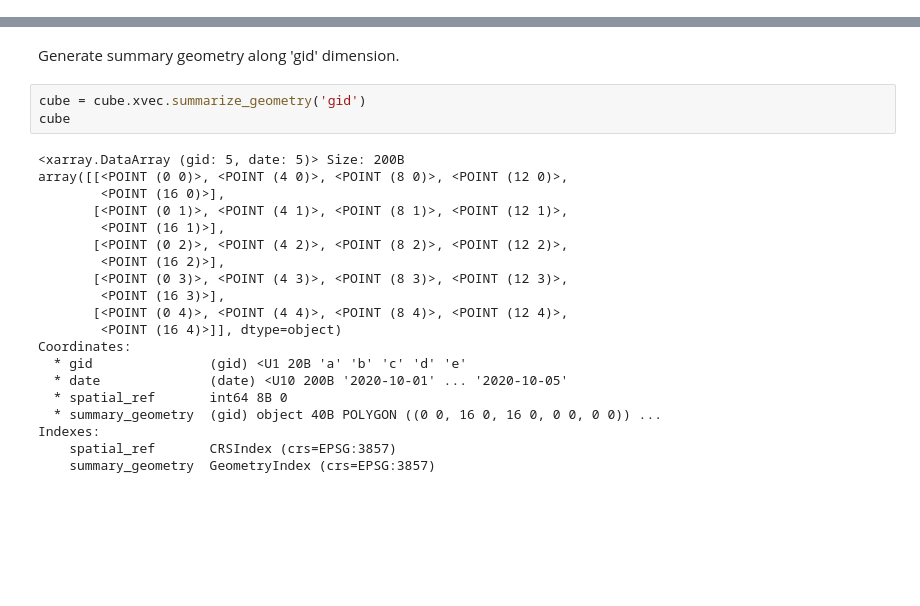
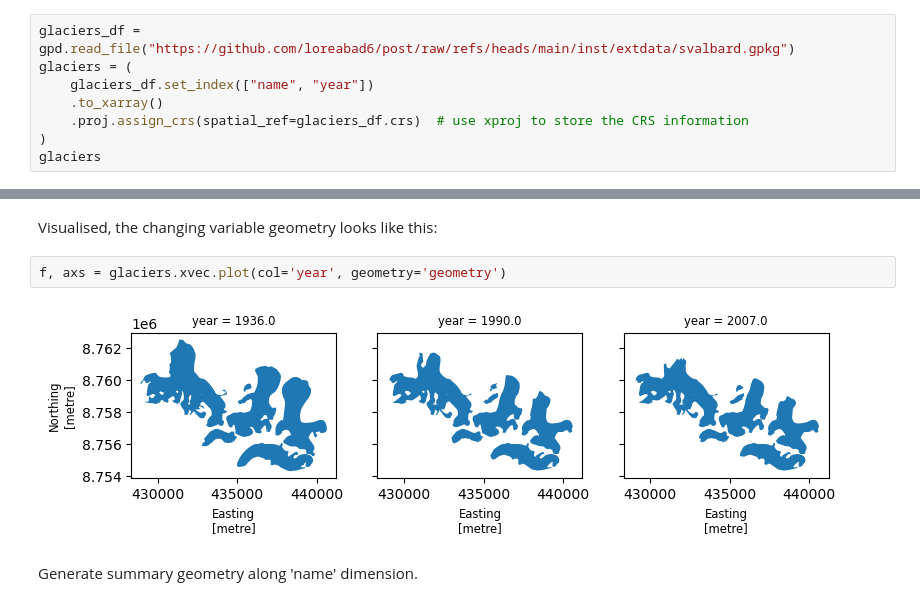
Before and after one commit to xarray-contrib/xvec, a Jupyter notebook: doc/source/summary_geometry.ipynb, the cells around one changed output, grey strips where cells are left out. Drawn from its saved outputs; the diff is of its cells as text; blank space fills up the shorter version.

Commit message:
summary

```diff
--- a/doc/source/summary_geometry.ipynb
+++ b/doc/source/summary_geometry.ipynb
@@ -57,0 +12,8 @@ Indexes:
+# %%
+glaciers_df = gpd.read_file("https://github.com/loreabad6/post/raw/refs/heads/main/inst/extdata/svalbard.gpkg")
+glaciers = (
+    glaciers_df.set_index(["name", "year"])
+    .to_xarray()
+    .proj.assign_crs(spatial_ref=glaciers_df.crs)  # use xproj to store the CRS information
+)
+glaciers
@@ -58,25 +33,8 @@ Indexes:
+# %% [markdown]
+Visualised, the changing variable geometry looks like this:
+# %%
+f, axs = glaciers.xvec.plot(col='year', geometry='geometry')
+# %% [output]
+[figure, added]
 # %% [markdown]
-Generate summary geometry along 'gid' dimension.
+Generate summary geometry along 'name' dimension.
-# %%
-cube = cube.xvec.summarize_geometry('gid')
-cube
-# %% [output]
-<xarray.DataArray (gid: 5, date: 5)> Size: 200B
-array([[<POINT (0 0)>, <POINT (4 0)>, <POINT (8 0)>, <POINT (12 0)>,
-        <POINT (16 0)>],
-       [<POINT (0 1)>, <POINT (4 1)>, <POINT (8 1)>, <POINT (12 1)>,
-        <POINT (16 1)>],
-       [<POINT (0 2)>, <POINT (4 2)>, <POINT (8 2)>, <POINT (12 2)>,
-        <POINT (16 2)>],
-       [<POINT (0 3)>, <POINT (4 3)>, <POINT (8 3)>, <POINT (12 3)>,
-        <POINT (16 3)>],
-       [<POINT (0 4)>, <POINT (4 4)>, <POINT (8 4)>, <POINT (12 4)>,
-        <POINT (16 4)>]], dtype=object)
-Coordinates:
-  * gid               (gid) <U1 20B 'a' 'b' 'c' 'd' 'e'
-  * date              (date) <U10 200B '2020-10-01' ... '2020-10-05'
-  * spatial_ref       int64 8B 0
-  * summary_geometry  (gid) object 40B POLYGON ((0 0, 16 0, 16 0, 0 0, 0 0)) ...
-Indexes:
-    spatial_ref       CRSIndex (crs=EPSG:3857)
-    summary_geometry  GeometryIndex (crs=EPSG:3857)
```
Also changed, not shown: parts of 16 cells of this notebook, 2 other files.
